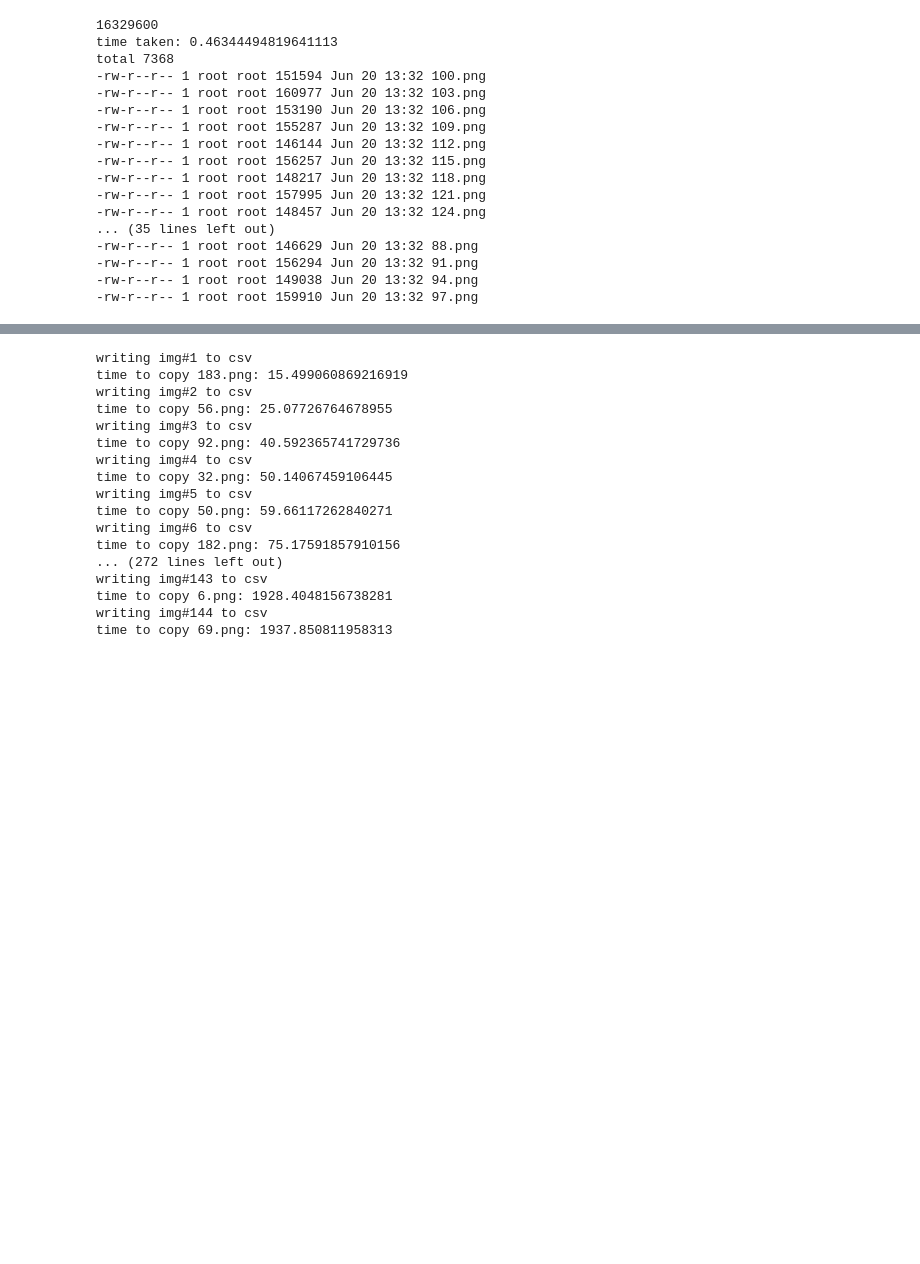
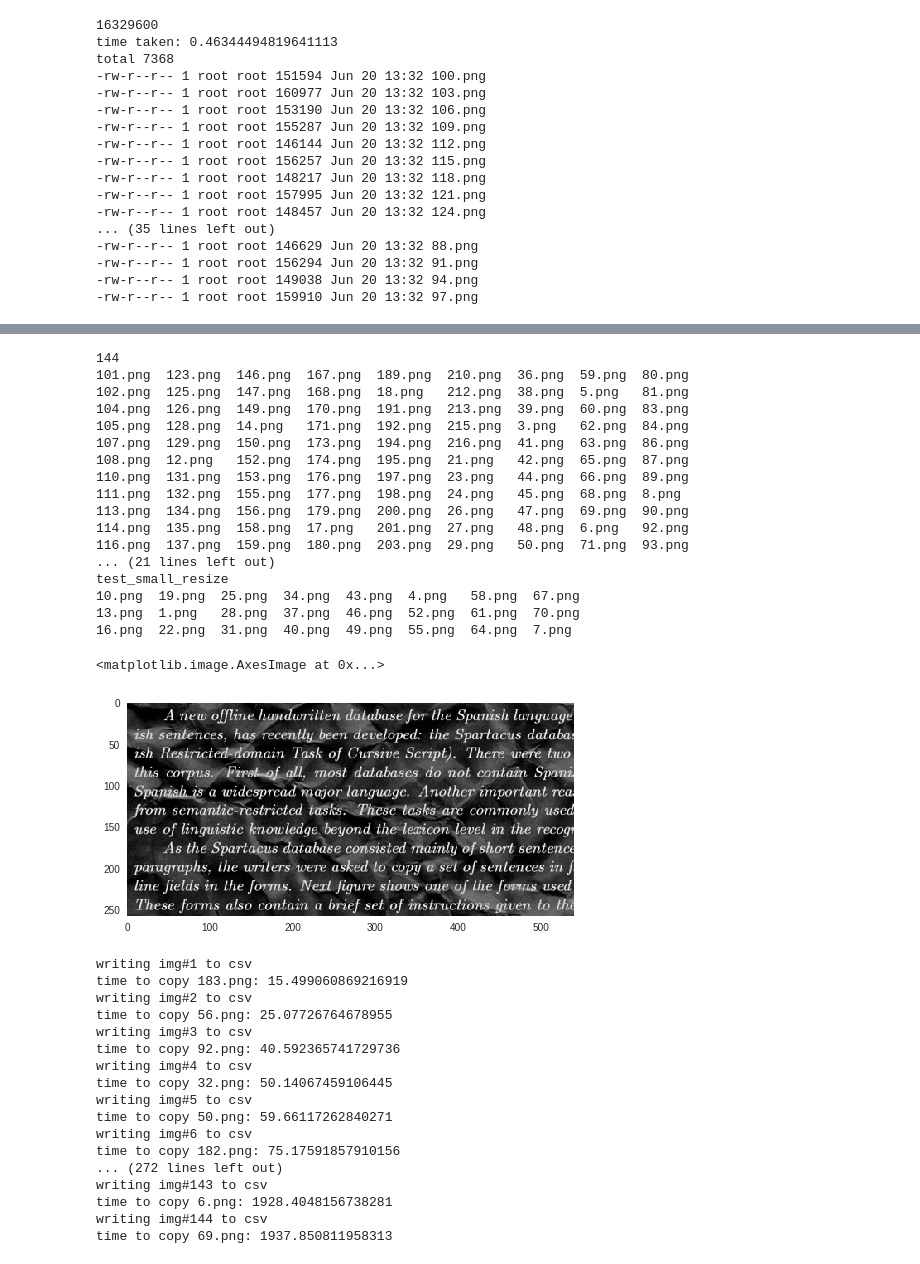
Before and after one commit to kapsdeep/Kaggle-Denoise-Dirty-Documents, a Jupyter notebook: v4_0_DEEPAK_KAPOOR_Session7.ipynb, the cells around one changed output, grey strips where cells are left out. Saved outputs shown, nothing was run; the diff lists cells and outputs as text; code cells hidden in the pictures; blank space fills up the shorter version.

```diff
--- a/v4_0_DEEPAK_KAPOOR_Session7.ipynb
+++ b/v4_0_DEEPAK_KAPOOR_Session7.ipynb
@@ -260,3 +420,46 @@ Completed files copy from train_cleaned.
+# %%
+# !cp -r datalab/test_small_resized/* datalab/test
+# !cp -r datalab/train_small_resized/* datalab/train
+# !cp -r datalab/train_cleaned_small_resized/* datalab/train_cleaned
+!ls datalab/train | wc -l
+!ls datalab/train
+!ls datalab/train_cleaned | wc -l
+!ls datalab/test | wc -l
+!ls datalab/test
+!echo 'train_small_resize'
+!ls datalab/train_small_resized
+!echo 'test_small_resize'
+!ls datalab/test_small_resized
+img = cv2.imread("/content/datalab/test_small/10.png",0)
+plt.grid(False)
+plt.imshow(img)
+# !rm -rf datalab/train_cleaned/*
+# !cp -rf datalab_orig/datalab/train_cleaned/* datalab/train_cleaned/
+
+# TARGET_DIR=Path(os.path.join(os.getcwd(),Path("datalab/train_cleaned")))
+# for i in TARGET_DIR.iterdir():
+#   img = cv2.imread(str(i),0)
+#   print(img.shape)
+# %% [output]
+144
+101.png  123.png  146.png  167.png  189.png  210.png  36.png  59.png  80.png
+102.png  125.png  147.png  168.png  18.png   212.png  38.png  5.png   81.png
+104.png  126.png  149.png  170.png  191.png  213.png  39.png  60.png  83.png
+105.png  128.png  14.png   171.png  192.png  215.png  3.png   62.png  84.png
+107.png  129.png  150.png  173.png  194.png  216.png  41.png  63.png  86.png
+108.png  12.png   152.png  174.png  195.png  21.png   42.png  65.png  87.png
+110.png  131.png  153.png  176.png  197.png  23.png   44.png  66.png  89.png
+111.png  132.png  155.png  177.png  198.png  24.png   45.png  68.png  8.png
+113.png  134.png  156.png  179.png  200.png  26.png   47.png  69.png  90.png
+114.png  135.png  158.png  17.png   201.png  27.png   48.png  6.png   92.png
+116.png  137.png  159.png  180.png  203.png  29.png   50.png  71.png  93.png
+... (21 lines left out)
+test_small_resize
+10.png  19.png  25.png  34.png  43.png  4.png   58.png  67.png
+13.png  1.png   28.png  37.png  46.png  52.png  61.png  70.png
+16.png  22.png  31.png  40.png  49.png  55.png  64.png  7.png
+<matplotlib.image.AxesImage at 0x...>
+[figure, added]
 # %%
 import numpy as np
 from scipy import signal
```
Also changed, not shown: parts of 15 cells of this notebook.
